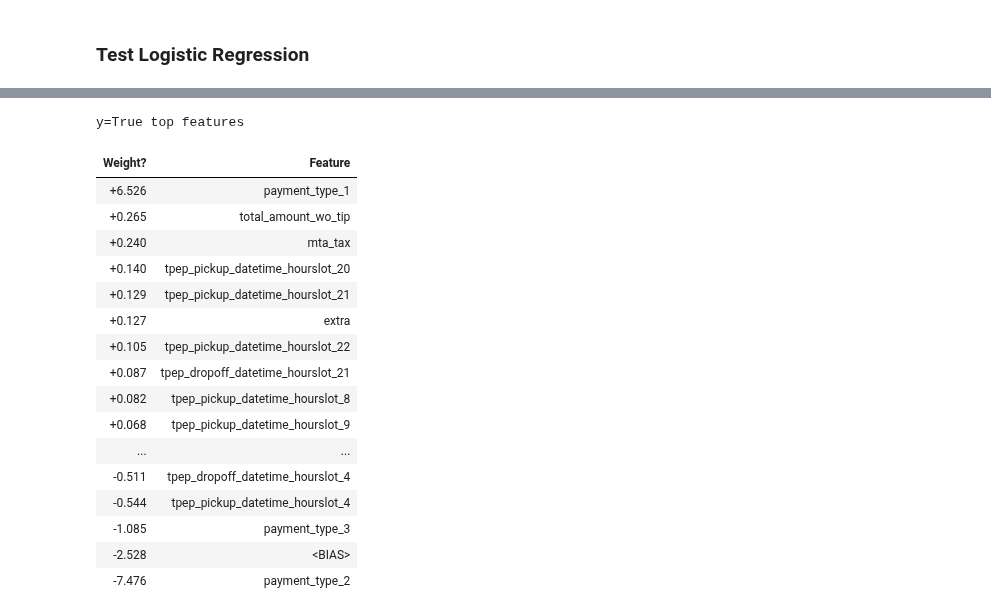
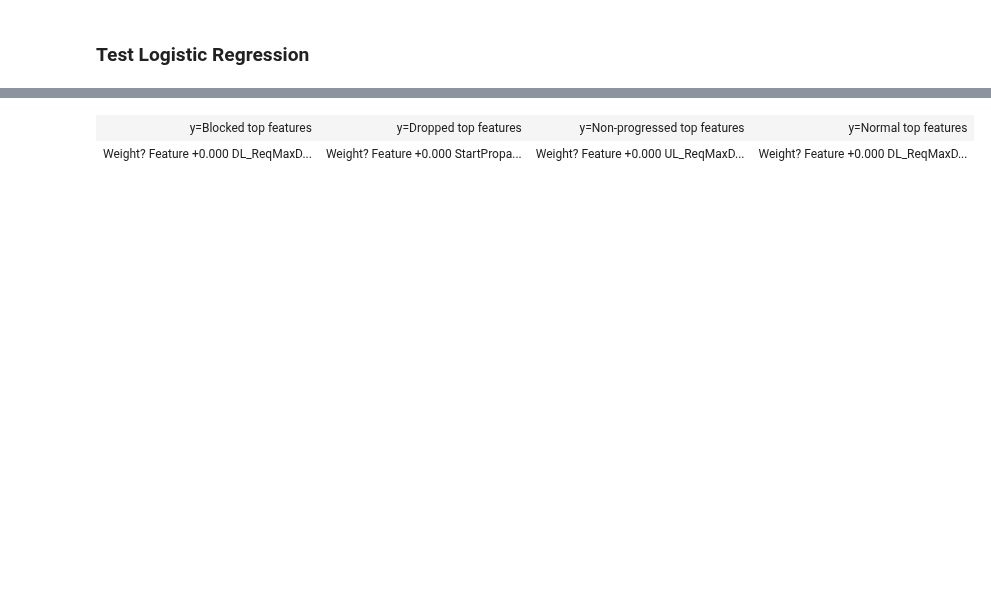
Before and after one commit to justinwhatley/interpretability_experiment, a Jupyter notebook: project/notebooks/2_lr_interpretability.ipynb, the cells around one changed output, grey strips where cells are left out. Saved outputs shown, nothing was run; the diff lists cells and outputs as text; code cells hidden in the pictures; blank space fills up the shorter version.

```diff
--- a/project/notebooks/2_lr_interpretability.ipynb
+++ b/project/notebooks/2_lr_interpretability.ipynb
@@ -94,9 +118,7 @@ X_train.head()
 # %% [markdown]
 ### Training Linear Regression with Pandas
-# %%
-target = 'tip_fraction'
-partitions_to_concat = 20
-import project.src.preprocessing.dask_to_pandas as dtp
+# %%
+target = 'some_continuous_target'
 # %%
 from sklearn.linear_model import LinearRegression
 from sklearn.linear_model import Ridge
@@ -174,7 +196,7 @@ X_train = X_train.drop(columns = target, axis=1)
 # %% [markdown]
 ### Training Logistic Regression with Pandas
 # %%
-target = 'tipped'
+target = 'Status'
 # %%
 from sklearn.linear_model import LogisticRegression
 # %%
@@ -184,7 +206,9 @@ def train_logistic_regression(X_ddf, y_ddf, target, partitions_to_concat, save_t
     """
     X, y = dtp.dask_Xy_to_df(X_ddf, y_ddf, target, partitions_to_concat)
 
-    estimator = LogisticRegression()
+    X.fillna(0, inplace=True)
+
+    estimator = LogisticRegression(class_weight="balanced", solver="liblinear", random_state=42)
     estimator.fit(X, y=y)
 
     joblib.dump(estimator, save_to)
@@ -230,21 +249,5 @@ weighted avg       0.97      0.97      0.97   6194705
 # %%
-eli5.explain_weights(logr_estimator, feature_names=input_columns, top=(10,10))
+eli5.explain_weights(logr_estimator, feature_names=input_columns)#, top=(10,10))
 # %% [output]
-y=True top features
-| Weight? | Feature |
-| +6.526 | payment_type_1 |
-| +0.265 | total_amount_wo_tip |
-| +0.240 | mta_tax |
-| +0.140 | tpep_pickup_datetime_hourslot_20 |
-| +0.129 | tpep_pickup_datetime_hourslot_21 |
-| +0.127 | extra |
-| +0.105 | tpep_pickup_datetime_hourslot_22 |
-| +0.087 | tpep_dropoff_datetime_hourslot_21 |
-| +0.082 | tpep_pickup_datetime_hourslot_8 |
-| +0.068 | tpep_pickup_datetime_hourslot_9 |
-| ... | ... |
-| -0.511 | tpep_dropoff_datetime_hourslot_4 |
-| -0.544 | tpep_pickup_datetime_hourslot_4 |
-| -1.085 | payment_type_3 |
-| -2.528 | <BIAS> |
-| -7.476 | payment_type_2 |
+| y=Blocked top features | y=Dropped top features | y=Non-progressed top features | y=Normal top features |
+| Weight? Feature +0.000 DL_ReqMaxD... | Weight? Feature +0.000 StartPropa... | Weight? Feature +0.000 UL_ReqMaxD... | Weight? Feature +0.000 DL_ReqMaxD... |
```
Also changed, not shown: parts of 10 cells of this notebook, 39 other files.
